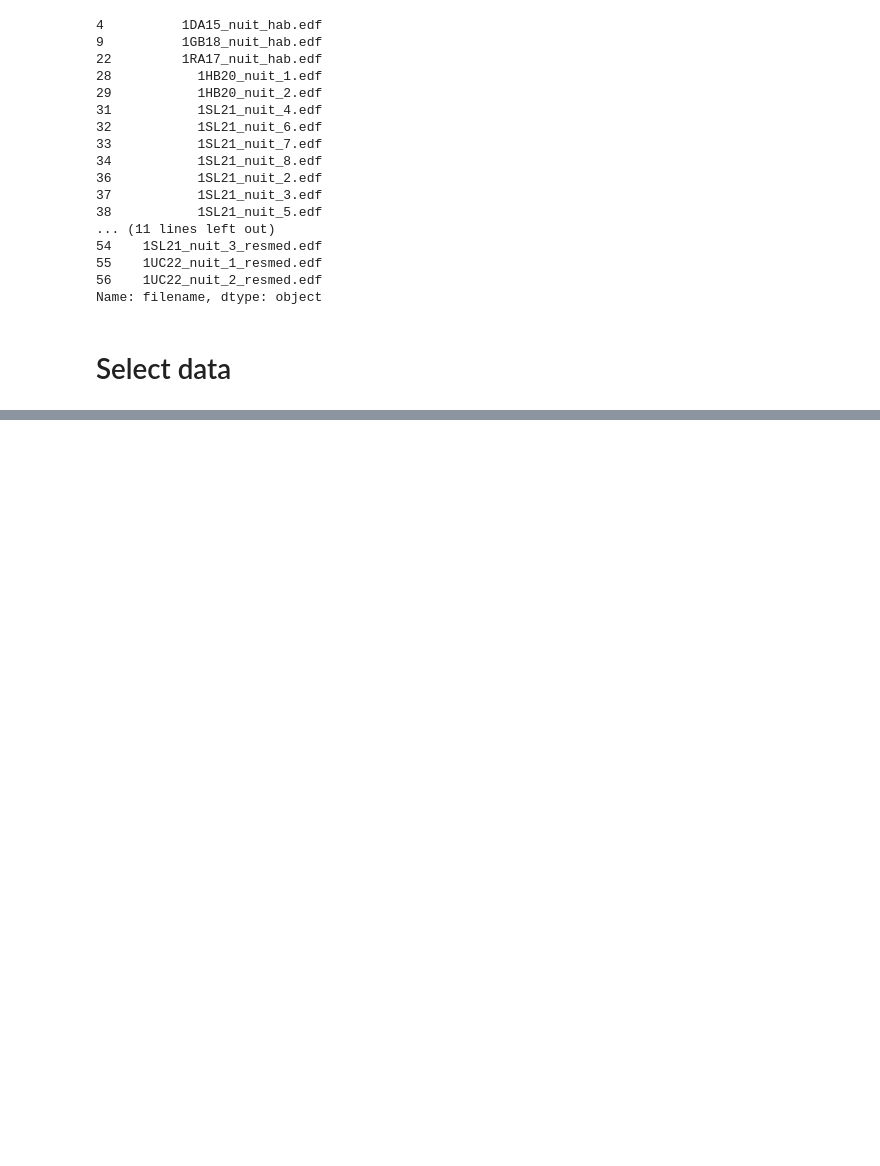
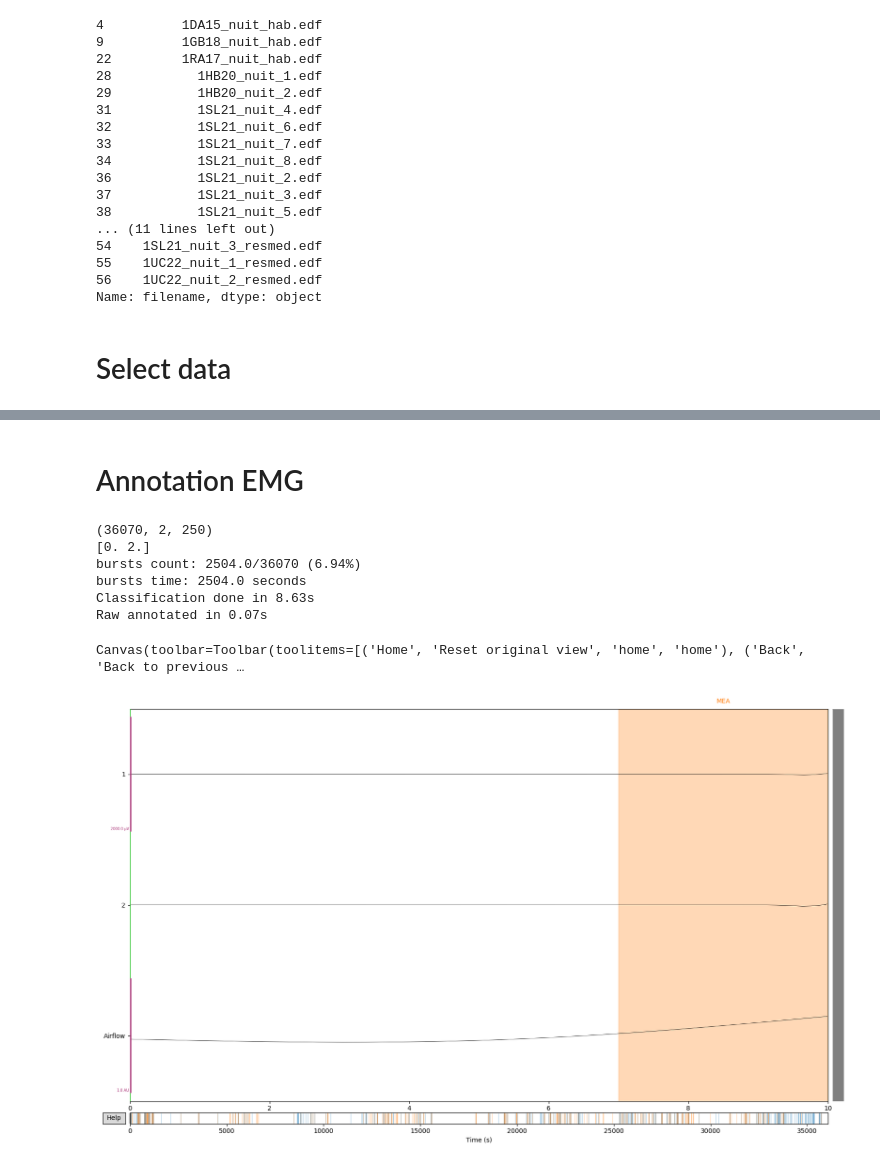
Before and after one commit to lkorczowski/Tinnitus-n-Sleep, a Jupyter notebook: notebooks/demo_mema_detection.ipynb, the cells around one changed output, grey strips where cells are left out. Drawn from its saved outputs; the diff is of its cells as text; code cells hidden in the pictures; blank space fills up the shorter version.

```diff
--- a/notebooks/demo_mema_detection.ipynb
+++ b/notebooks/demo_mema_detection.ipynb
@@ -72,0 +78,10 @@ keeping 8.17 hours of recording out of 8.17 hours
+# %%
+from tinnsleep.data import RawToEpochs_sliding
+print(ch_names)
+start = time()
+sfreq = raw.info["sfreq"]
+window_length = 1                    # in seconds
+duration = int(window_length * sfreq)   # in samples
+interval = duration                     # no overlapping
+epochs = RawToEpochs_sliding(raw, duration=duration, interval=interval)
+print(f"Epochs done, shape {epochs.shape} in {time()-start:.2f}s")
@@ -72,0 +131,45 @@ keeping 8.17 hours of recording out of 8.17 hours
+# %% [markdown]
+# Annotation EMG
+# %%
+from tinnsleep.pipeline import forward_backward_AmplitudeTresholding
+import numpy as np
+from tinnsleep.data import CleanAnnotations, AnnotateRaw_sliding
+
+
+start = time()
+selected_channels = [ch_name in ["1", "2"] for ch_name in ch_names]
+print(epochs[:,selected_channels].shape)
+list_labels = forward_backward_AmplitudeTresholding(epochs[:,selected_channels],
+                                          0.25,
+                                          length_adaptive=60,
+                                          relative_threshold=3.5,
+                                          max_duration_between_bursts=3
+                                          )
+#All episodes as tonic
+list_labels[list_labels>0] = 2
+
+print(np.unique(list_labels))
+
+print(f"bursts count: {np.sum(list_labels)}/{len(list_labels)} ({np.sum(list_labels) / len(list_labels) * 100:.2f}%)")
+print(f"bursts time: {np.sum(list_labels) * window_length} seconds")
+print(f"Classification done in {time()-start:.2f}s")
+list_labels_emg = list_labels
+
+start = time()
+dict_annotations = {2: "EMG"}
+raw = AnnotateRaw_sliding(raw, list_labels,
+                dict_annotations=dict_annotations, duration=duration, interval=interval, merge=True)
+print(f"Raw annotated in {time()-start:.2f}s")
+# %% [output]
+(36070, 2, 250)
+[0. 2.]
+bursts count: 2504.0/36070 (6.94%)
+bursts time: 2504.0 seconds
+Classification done in 8.63s
+Raw annotated in 0.07s
+# %%
+scalings = dict(misc=0.5)
+raw.plot(scalings = scalings)
+# %% [output]
+Canvas(toolbar=Toolbar(toolitems=[('Home', 'Reset original view', 'home', 'home'), ('Back', 'Back to previous …
+[figure, added]
```
Also changed, not shown: parts of 5 cells of this notebook, 2 other files.
